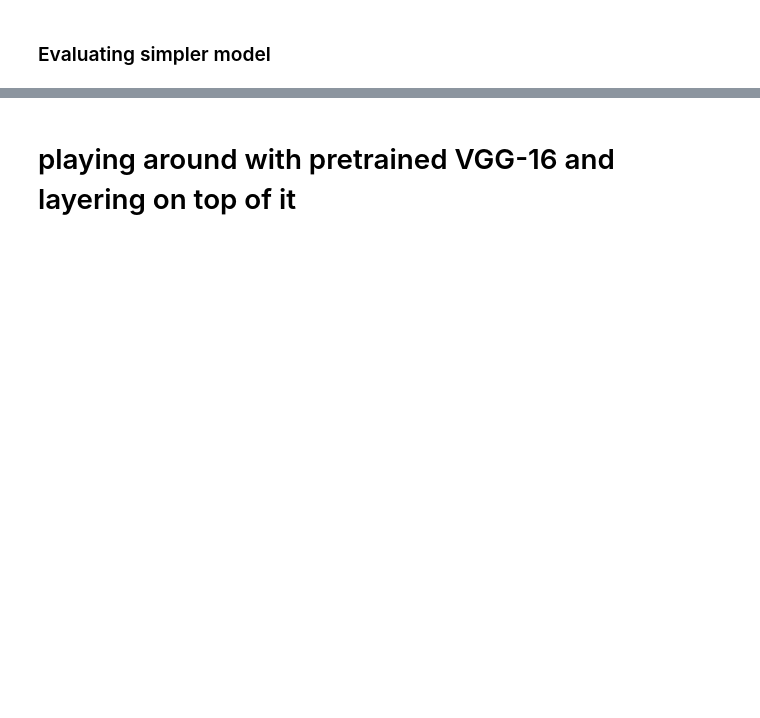
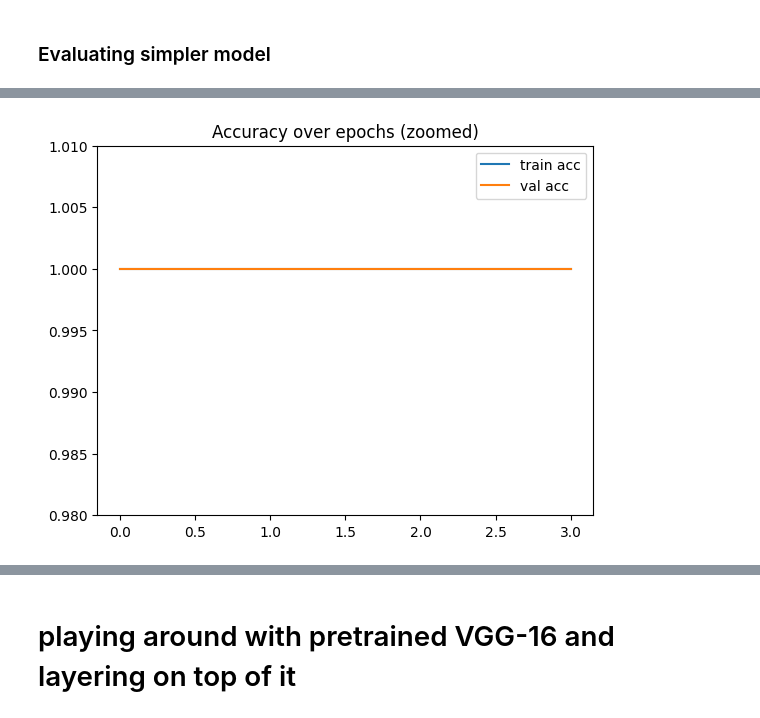
Before and after one commit to NWinocur/deep_learning_image_classification, a Jupyter notebook: src/explore.ipynb, the cells around one changed output, grey strips where cells are left out. Cells and saved outputs as stored; diff of their text form; code cells hidden in the pictures; blank space fills up the shorter version.

```diff
--- a/src/explore.ipynb
+++ b/src/explore.ipynb
@@ -163,7 +175,7 @@ from tensorflow.keras.callbacks import ModelCheckpoint, EarlyStopping, TensorBoa
 
 
 def train_model(
-    model,
+    model_builder,  # function to build the model; for multi-gpu to work, must be defined in the scope of the strategy
     train_generator,
     valid_generator,
     epochs=10,
@@ -174,6 +186,7 @@ def train_model(
         strategy = tf.distribute.MirroredStrategy()
         print(f"✅ Using {strategy.num_replicas_in_sync} GPU(s)")
         with strategy.scope():
+            model = model_builder()
             model.compile(
                 optimizer="adam",
                 loss="categorical_crossentropy",
@@ -181,6 +194,7 @@ def train_model(
             )
     else:
         print("🚫 Using single GPU or CPU only.")
+        model = model_builder()
         model.compile(
             optimizer="adam",
             loss="categorical_crossentropy",
@@ -204,19 +218,23 @@ def train_model(
 # %% [markdown]
 Relatively simple model at first:
 # %%
-custom_model = Sequential(
-    [
-        tf.keras.layers.Input(shape=(IMAGE_SIZE, IMAGE_SIZE, 3)),
-        Conv2D(64, 3, activation="relu", padding="same"),
-        MaxPooling2D(),
-        Conv2D(128, 3, activation="relu", padding="same"),
-        MaxPooling2D(),
-        Flatten(),
-        Dense(256, activation="relu"),
-        Dense(2, activation="softmax"),
-    ]
-)
+def build_custom_model():
+    return Sequential(
+        [
+            tf.keras.layers.Input(shape=(IMAGE_SIZE, IMAGE_SIZE, 3)),
+            Conv2D(64, 3, activation="relu", padding="same"),
+            MaxPooling2D(),
+            Conv2D(128, 3, activation="relu", padding="same"),
+            MaxPooling2D(),
+            Flatten(),
+            Dense(256, activation="relu"),
+            Dense(2, activation="softmax"),
+        ]
+    )
 # %%
 custom_model, custom_history = train_model(
-    model=custom_model, train_generator=train_ds, valid_generator=valid_ds, epochs=10
+    model_builder=build_custom_model,
+    train_generator=train_ds,
+    valid_generator=valid_ds,
+    epochs=10,
 )
@@ -231,8 +297,12 @@ print(f"Validation accuracy: {results[1]:.4f}")
 # %%
 # visualize training history
 import matplotlib.pyplot as plt
 
 plt.plot(custom_history.history["accuracy"], label="train acc")
 plt.plot(custom_history.history["val_accuracy"], label="val acc")
+plt.ylim([0.98, 1.01])
+plt.title("Accuracy over epochs (zoomed)")
 plt.legend()
 plt.show()
+# %% [output]
+[figure, added]
```
Also changed, not shown: parts of 13 cells of this notebook.
